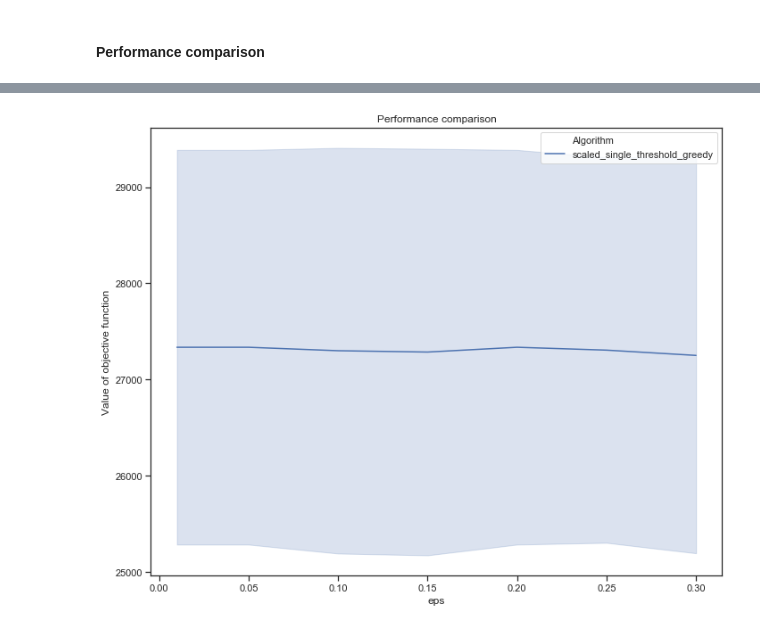
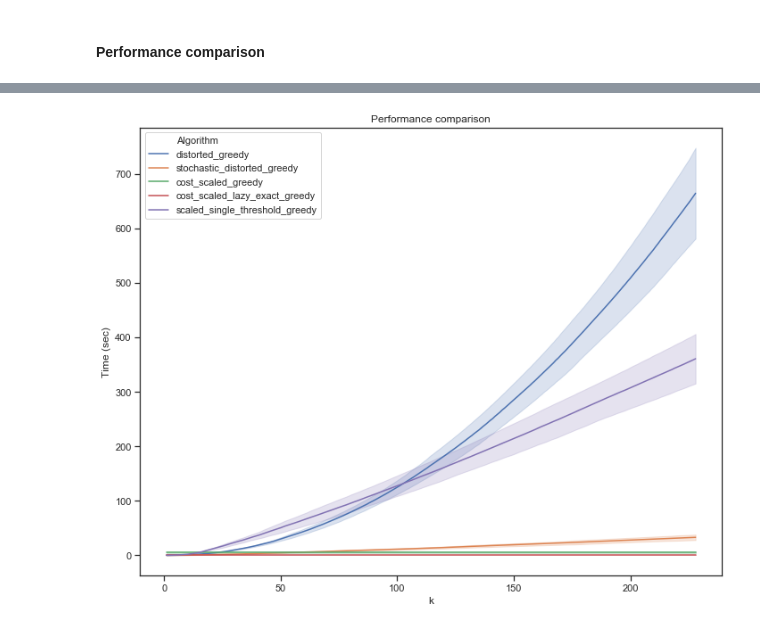
Before and after one commit to smnikolakaki/submodular-linear-cost-maximization, a Jupyter notebook: jupyter/Experiment_constrained_problem.ipynb, the cells around one changed output, grey strips where cells are left out. Saved outputs shown, nothing was run; the diff lists cells and outputs as text; code cells hidden in the pictures.

```diff
--- a/jupyter/Experiment_constrained_problem.ipynb
+++ b/jupyter/Experiment_constrained_problem.ipynb
@@ -102,7 +112,7 @@ def plot_performance_comparison(df):
     plt.xlabel('k')
     plt.ylabel('Time (sec)')
     plt.title('Performance comparison')
-    plt.yscale('log')
+    # plt.yscale('log')
     fig = plt.gcf()
     ax = plt.gca()
     return fig, ax
@@ -113,8 +123,7 @@ df = df[(df.Algorithm == 'distorted_greedy')
         |(df.Algorithm == 'cost_scaled_lazy_exact_greedy')
         |(df.Algorithm == 'scaled_single_threshold_greedy')
     ]
-df = df[(df['user_sample_ratio'] == 0.4)]
-df0 = df[(df['sample_epsilon'].isnull()) | (df['sample_epsilon'] == 0.15)]
+df0 = df[(df['user_sample_ratio'] == 0.4)]
 
 set_style()
 fig, axes = plot_performance_comparison(df0)
@@ -124,20 +137,32 @@ set_size(fig, 10, 8)
+# %%
+df = pd.read_csv("/Users/smnikolakaki/GitHub/submodular-linear-cost-maximization/jupyter/experiment_03.csv",
+                header=0,
+                index_col=False)
+
+df.columns = ['Algorithm', 'sol', 'val', 'submodular_val', 'cost', 'runtime', 'lazy_epsilon',
+       'sample_epsilon','user_sample_ratio','scaling_factor','num_rare_skills','num_common_skills',
+        'num_popular_skills','num_sampled_skills','seed','k']
 # %%
 def plot_performance_comparison(df):
-    ax = sns.lineplot(x='sample_epsilon', y='val', data=df, hue='Algorithm', ci='sd')
-    plt.xlabel('eps')
-    plt.ylabel('Value of objective function')
+    ax = sns.lineplot(x='k', y='runtime', data=df, hue='Algorithm', ci='sd')
+    plt.xlabel('k')
+    plt.ylabel('Time (sec)')
     plt.title('Performance comparison')
+    # plt.yscale('log')
     fig = plt.gcf()
     ax = plt.gca()
     return fig, ax
 # %%
-df = df[(df.Algorithm == 'scaled_single_threshold_greedy')
+df = df[(df.Algorithm == 'distorted_greedy')
+        |(df.Algorithm == 'stochastic_distorted_greedy')
+        |(df.Algorithm == 'cost_scaled_greedy')
+        |(df.Algorithm == 'cost_scaled_lazy_exact_greedy')
+        |(df.Algorithm == 'scaled_single_threshold_greedy')
     ]
-df = df[(df['user_sample_ratio'] == 0.4)]
-df0 = df[(df['k'] == 50)]
+df0 = df[(df['user_sample_ratio'] == 0.05)]
 
 set_style()
 fig, axes = plot_performance_comparison(df0)
 set_size(fig, 10, 8)
 # %% [output]
-[figure, old version]
+[figure, new version]
```
Also changed, not shown: parts of 12 cells of this notebook, 6 other files.
